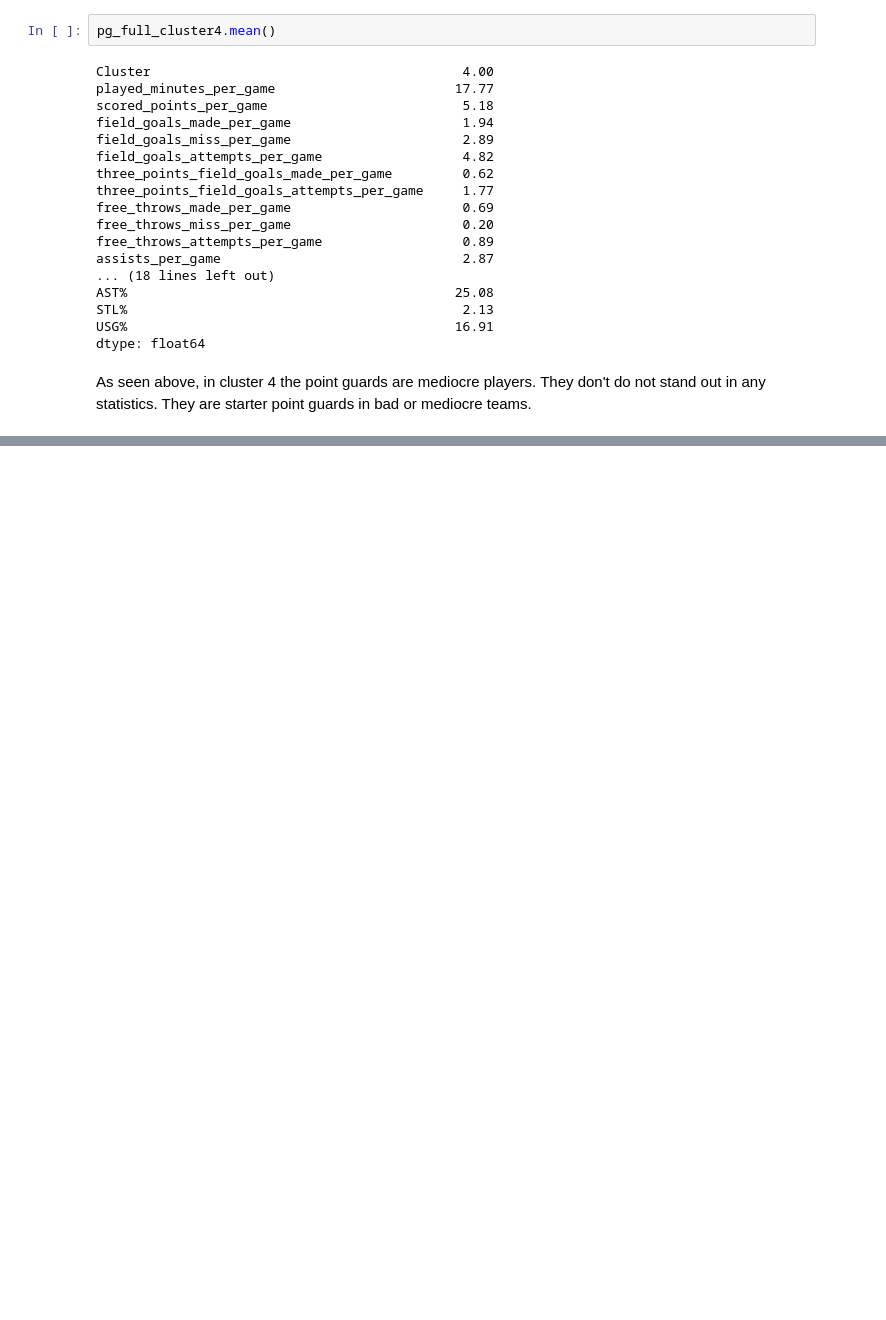
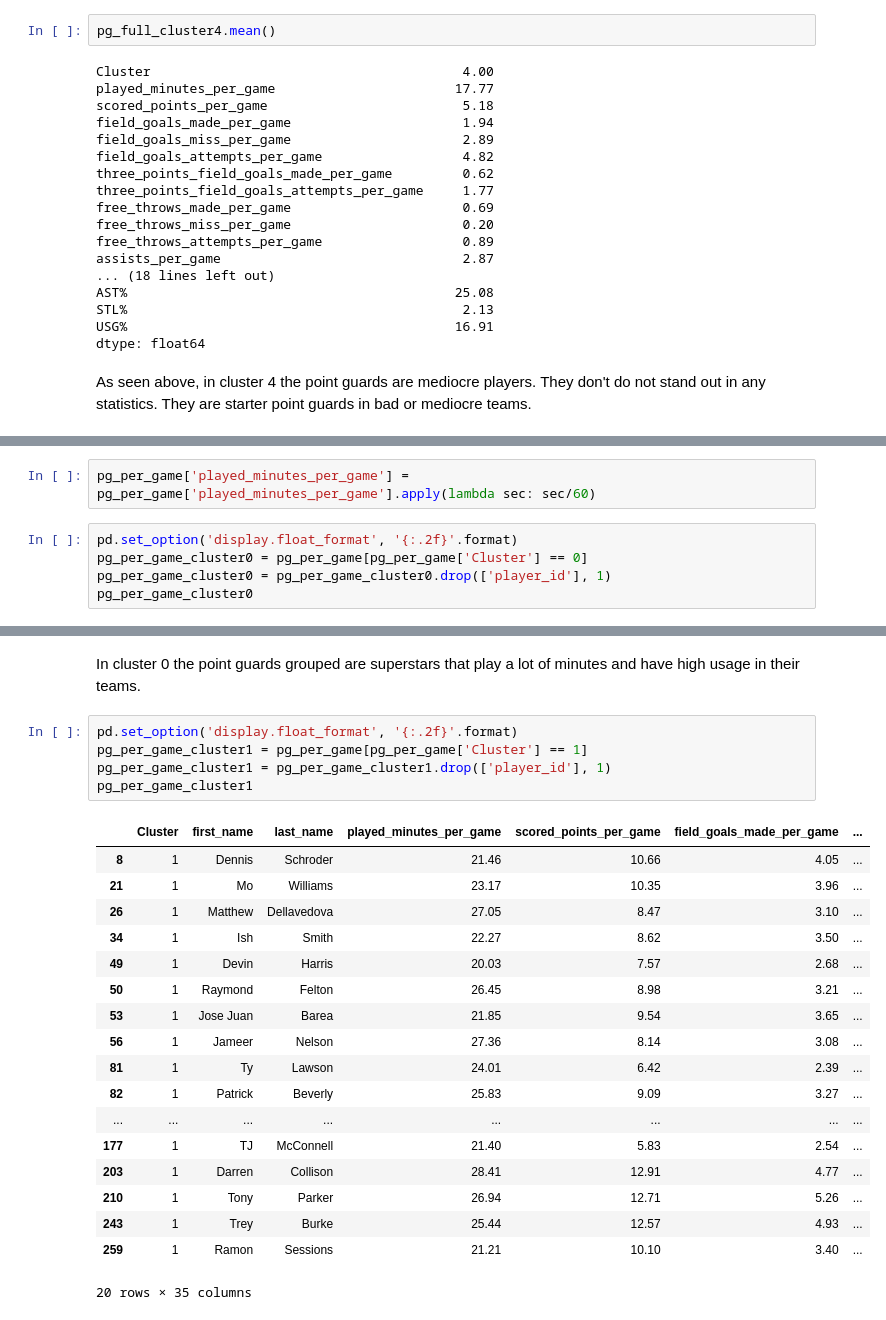
Before and after one commit to JoseRuizCasado/NBAPlayersClustering, a Jupyter notebook: NBAPlayerClustering.ipynb, the cells around one changed output, grey strips where cells are left out. Saved outputs shown, nothing was run; the diff lists cells and outputs as text; blank space fills up the shorter version.

```diff
--- a/NBAPlayerClustering.ipynb
+++ b/NBAPlayerClustering.ipynb
@@ -560,0 +575,7 @@ They are starter point guards in bad or mediocre teams.
+# %%
+pg_per_game['played_minutes_per_game'] = pg_per_game['played_minutes_per_game'].apply(lambda sec: sec/60)
+# %%
+pd.set_option('display.float_format', '{:.2f}'.format)
+pg_per_game_cluster0 = pg_per_game[pg_per_game['Cluster'] == 0]
+pg_per_game_cluster0 = pg_per_game_cluster0.drop(['player_id'], 1)
+pg_per_game_cluster0
@@ -560,0 +614,26 @@ They are starter point guards in bad or mediocre teams.
+# %% [markdown]
+In cluster 0 the point guards grouped are superstars that play a lot of minutes and have high usage in their teams.
+# %%
+pd.set_option('display.float_format', '{:.2f}'.format)
+pg_per_game_cluster1 = pg_per_game[pg_per_game['Cluster'] == 1]
+pg_per_game_cluster1 = pg_per_game_cluster1.drop(['player_id'], 1)
+pg_per_game_cluster1
+# %% [output]
+|  | Cluster | first_name | last_name | played_minutes_per_game | scored_points_per_game | field_goals_made_per_game | ... |
+| 8 | 1 | Dennis | Schroder | 21.46 | 10.66 | 4.05 | ... |
+| 21 | 1 | Mo | Williams | 23.17 | 10.35 | 3.96 | ... |
+| 26 | 1 | Matthew | Dellavedova | 27.05 | 8.47 | 3.10 | ... |
+| 34 | 1 | Ish | Smith | 22.27 | 8.62 | 3.50 | ... |
+| 49 | 1 | Devin | Harris | 20.03 | 7.57 | 2.68 | ... |
+| 50 | 1 | Raymond | Felton | 26.45 | 8.98 | 3.21 | ... |
+| 53 | 1 | Jose Juan | Barea | 21.85 | 9.54 | 3.65 | ... |
+| 56 | 1 | Jameer | Nelson | 27.36 | 8.14 | 3.08 | ... |
+| 81 | 1 | Ty | Lawson | 24.01 | 6.42 | 2.39 | ... |
+| 82 | 1 | Patrick | Beverly | 25.83 | 9.09 | 3.27 | ... |
+| ... | ... | ... | ... | ... | ... | ... | ... |
+| 177 | 1 | TJ | McConnell | 21.40 | 5.83 | 2.54 | ... |
+| 203 | 1 | Darren | Collison | 28.41 | 12.91 | 4.77 | ... |
+| 210 | 1 | Tony | Parker | 26.94 | 12.71 | 5.26 | ... |
+| 243 | 1 | Trey | Burke | 25.44 | 12.57 | 4.93 | ... |
+| 259 | 1 | Ramon | Sessions | 21.21 | 10.10 | 3.40 | ... |
+20 rows × 35 columns
```
Also changed, not shown: parts of 40 cells of this notebook, 3 other files.
